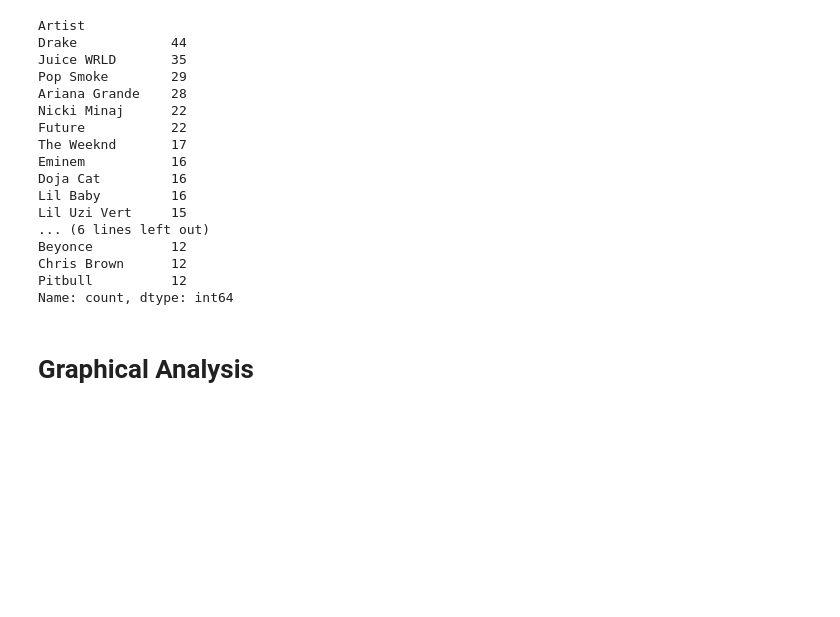
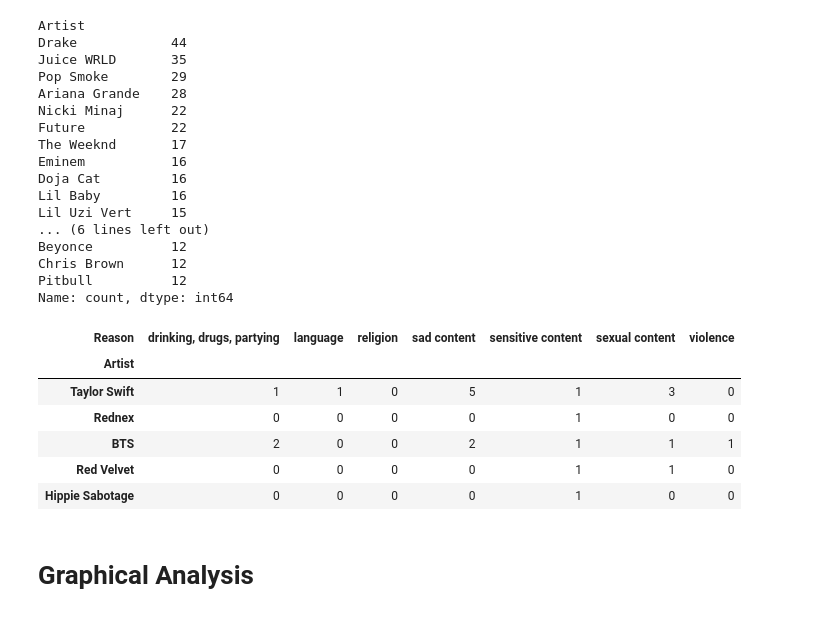
Before and after one commit to ConnnorM/FRC_Banned_Songs, a Jupyter notebook: Banned_Songs.ipynb, the cells around one changed output. Cells and saved outputs as stored; diff of their text form; code cells hidden in the pictures; blank space fills up the shorter version.

```diff
--- a/Banned_Songs.ipynb
+++ b/Banned_Songs.ipynb
@@ -106,6 +106,19 @@ Beyonce          12
 Chris Brown      12
 Pitbull          12
 Name: count, dtype: int64
+# %%
+# Get value counts of all unique artists and reasons
+result = pd.crosstab(songs_df['Artist'], songs_df['Reason'])
+sorted_df = result.sort_values(by='violence', ascending=False)
+sorted_df.head()
+# %% [output]
+| Reason | drinking, drugs, partying | language | religion | sad content | sensitive content | sexual content | violence |
+| Artist |  |  |  |  |  |  |  |
+| Taylor Swift | 1 | 1 | 0 | 5 | 1 | 3 | 0 |
+| Rednex | 0 | 0 | 0 | 0 | 1 | 0 | 0 |
+| BTS | 2 | 0 | 0 | 2 | 1 | 1 | 1 |
+| Red Velvet | 0 | 0 | 0 | 0 | 1 | 1 | 0 |
+| Hippie Sabotage | 0 | 0 | 0 | 0 | 1 | 0 | 0 |
 # %%
 # Save cleaned data. Can be used with the CSV to Spotify app
 songs_df.to_csv('./Data/%s/%s_post_clean.csv' % (year, year), index=False)
```
